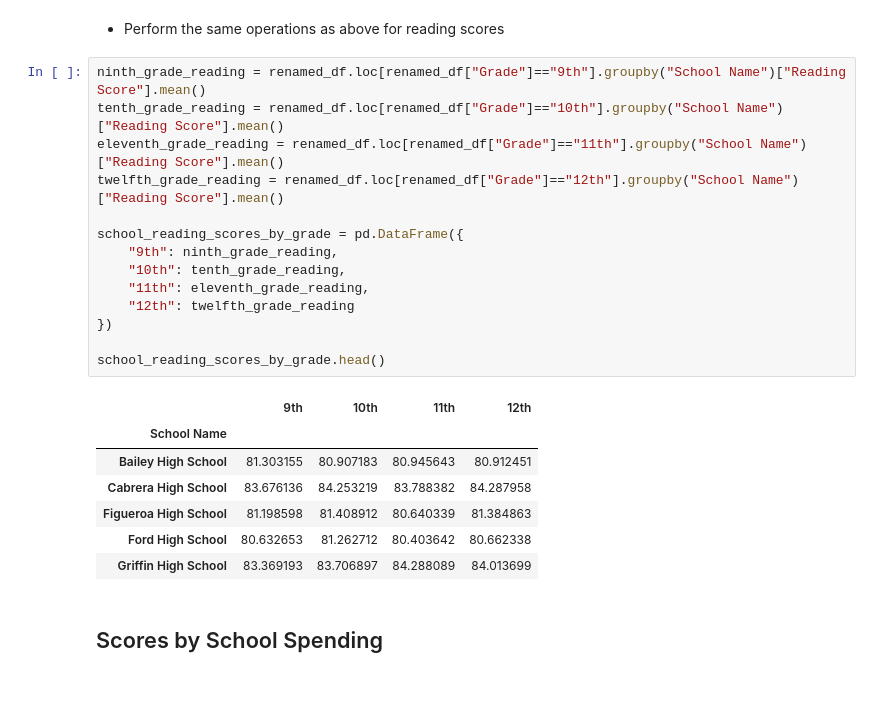
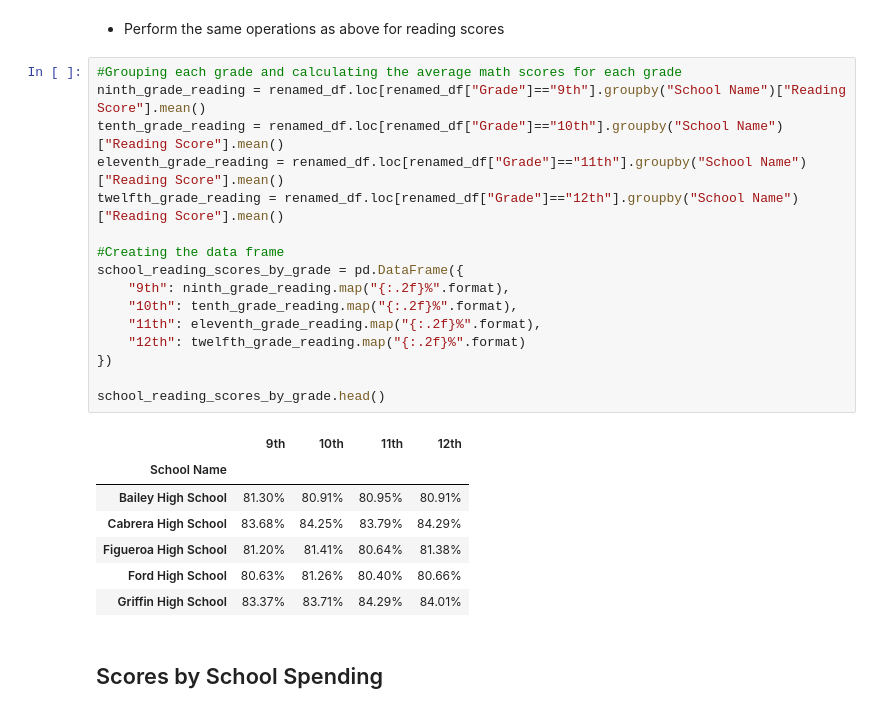
Before and after one commit to Kthomas09/Pandas-Challenge, a Jupyter notebook: PyCitySchools_starter.ipynb, the cells around one changed output. Cells and saved outputs as stored; diff of their text form.

```diff
--- a/PyCitySchools_starter.ipynb
+++ b/PyCitySchools_starter.ipynb
@@ -478,27 +516,29 @@ school_math_scores_by_grade.head()
 # %% [markdown]
 * Perform the same operations as above for reading scores
 # %%
+#Grouping each grade and calculating the average math scores for each grade
 ninth_grade_reading = renamed_df.loc[renamed_df["Grade"]=="9th"].groupby("School Name")["Reading Score"].mean()
 tenth_grade_reading = renamed_df.loc[renamed_df["Grade"]=="10th"].groupby("School Name")["Reading Score"].mean()
 eleventh_grade_reading = renamed_df.loc[renamed_df["Grade"]=="11th"].groupby("School Name")["Reading Score"].mean()
 twelfth_grade_reading = renamed_df.loc[renamed_df["Grade"]=="12th"].groupby("School Name")["Reading Score"].mean()
 
+#Creating the data frame
 school_reading_scores_by_grade = pd.DataFrame({
-    "9th": ninth_grade_reading,
-    "10th": tenth_grade_reading,
-    "11th": eleventh_grade_reading,
-    "12th": twelfth_grade_reading
+    "9th": ninth_grade_reading.map("{:.2f}%".format),
+    "10th": tenth_grade_reading.map("{:.2f}%".format),
+    "11th": eleventh_grade_reading.map("{:.2f}%".format),
+    "12th": twelfth_grade_reading.map("{:.2f}%".format)
 })
 
 school_reading_scores_by_grade.head()
 # %% [output]
 |  | 9th | 10th | 11th | 12th |
 | School Name |  |  |  |  |
-| Bailey High School | 81.303155 | 80.907183 | 80.945643 | 80.912451 |
-| Cabrera High School | 83.676136 | 84.253219 | 83.788382 | 84.287958 |
-| Figueroa High School | 81.198598 | 81.408912 | 80.640339 | 81.384863 |
-| Ford High School | 80.632653 | 81.262712 | 80.403642 | 80.662338 |
-| Griffin High School | 83.369193 | 83.706897 | 84.288089 | 84.013699 |
+| Bailey High School | 81.30% | 80.91% | 80.95% | 80.91% |
+| Cabrera High School | 83.68% | 84.25% | 83.79% | 84.29% |
+| Figueroa High School | 81.20% | 81.41% | 80.64% | 81.38% |
+| Ford High School | 80.63% | 81.26% | 80.40% | 80.66% |
+| Griffin High School | 83.37% | 83.71% | 84.29% | 84.01% |
 # %% [markdown]
 ## Scores by School Spending
 # %% [markdown]
```
Also changed, not shown: parts of 21 cells of this notebook.
